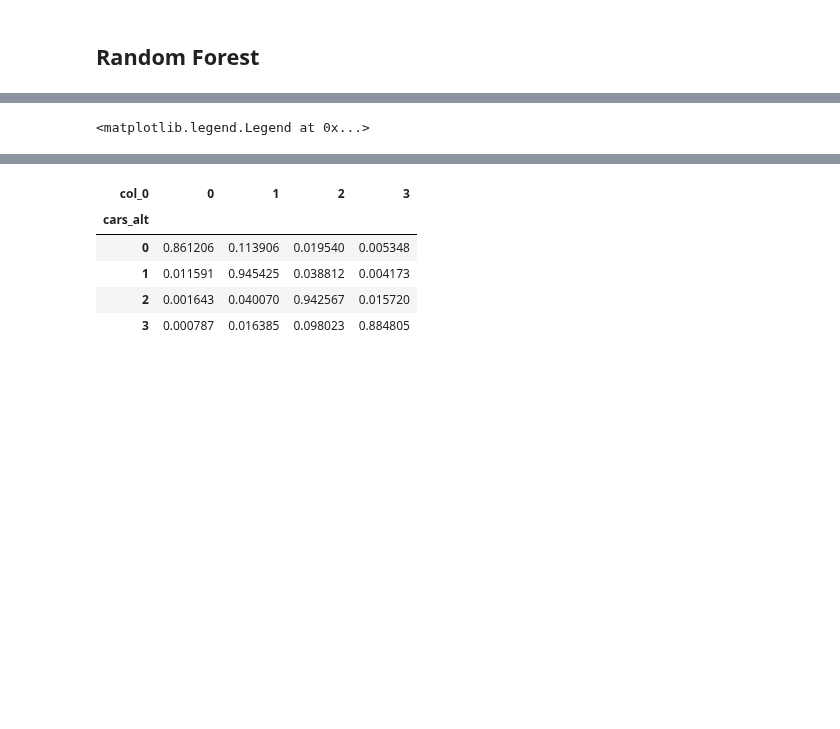
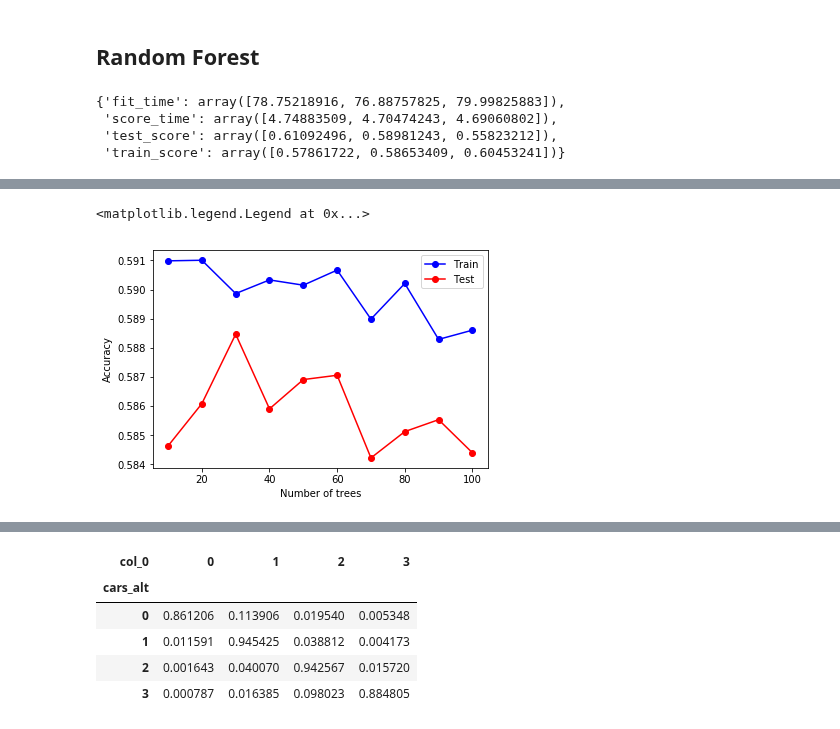
Before and after one commit to ual/ual_model_workspace, a Jupyter notebook: spring-2019-models/notebooks-juan/ML_Car_Ownership.ipynb, the cells around one changed output, grey strips where cells are left out. Cells and saved outputs as stored; diff of their text form; code cells hidden in the pictures; blank space fills up the shorter version.

```diff
--- a/spring-2019-models/notebooks-juan/ML_Car_Ownership.ipynb
+++ b/spring-2019-models/notebooks-juan/ML_Car_Ownership.ipynb
@@ -362,21 +670,0 @@ df_data_rs = df_data.sample(n=100000, random_state= 234, )
-# %%
-#Splitting the data
-x = df_data_rs.drop('cars_alt', axis = 1)
-y = df_data_rs.loc[:,'cars_alt']
-X_train, X_test, y_train, y_test = train_test_split(x, y, test_size=0.33, random_state= 2348)
-# %%
-result_train = []
-result_test = []
-max_depth = range(1,50)
-for i in max_depth:
-    clf = tree.DecisionTreeClassifier(criterion='entropy',max_depth=i)
-    scores = cross_validate(clf, X_train, y_train, cv=3, return_train_score=True)
-    result_train.append(scores['train_score'].mean())
-    result_test.append(scores['test_score'].mean())
-
-plt.figure()
-plt.plot(max_depth, result_train, '-o',color='blue',label='Train')
-plt.plot(max_depth, result_test, '-o',color='red',label='Test')
-plt.xlabel('Max depth')
-plt.ylabel('Accuracy')
-plt.legend()
@@ -388,13 +672,22 @@ plt.legend()
 ## Random Forest
 # %%
 from sklearn.ensemble import RandomForestClassifier
+# %%
+clf = RandomForestClassifier(n_estimators=100,criterion='entropy',max_depth=5)
+scores = cross_validate(clf, X_train, y_train.cars_alt, cv=3, return_train_score=True)
+scores
+# %% [output]
+{'fit_time': array([78.75218916, 76.88757825, 79.99825883]),
+ 'score_time': array([4.74883509, 4.70474243, 4.69060802]),
+ 'test_score': array([0.61092496, 0.58981243, 0.55823212]),
+ 'train_score': array([0.57861722, 0.58653409, 0.60453241])}
 # %%
 result_train_rf = []
 result_test_rf = []
 tree_num = range(10,102,10)
 for i in tree_num:
-    clf = RandomForestClassifier(n_estimators=i,criterion='entropy',max_depth=30)
-    scores = cross_validate(clf, X_train, y_train, cv=3, return_train_score=True)
+    clf = RandomForestClassifier(n_estimators=i,criterion='entropy',max_depth=5)
+    scores = cross_validate(clf, X_train, y_train.cars_alt, cv=3, return_train_score=True)
     result_train_rf.append(scores['train_score'].mean())
     result_test_rf.append(scores['test_score'].mean())
 
@@ -410,4 +701,5 @@ plt.legend()
 <matplotlib.legend.Legend at 0x...>
+[figure, added]
 # %%
 clf_rf = RandomForestClassifier(criterion='entropy',max_depth=30, n_estimators=50)
 # scores = cross_validate(clf, X_train, y_train, cv=3, return_train_score=True)
```
Also changed, not shown: parts of 81 cells of this notebook.
